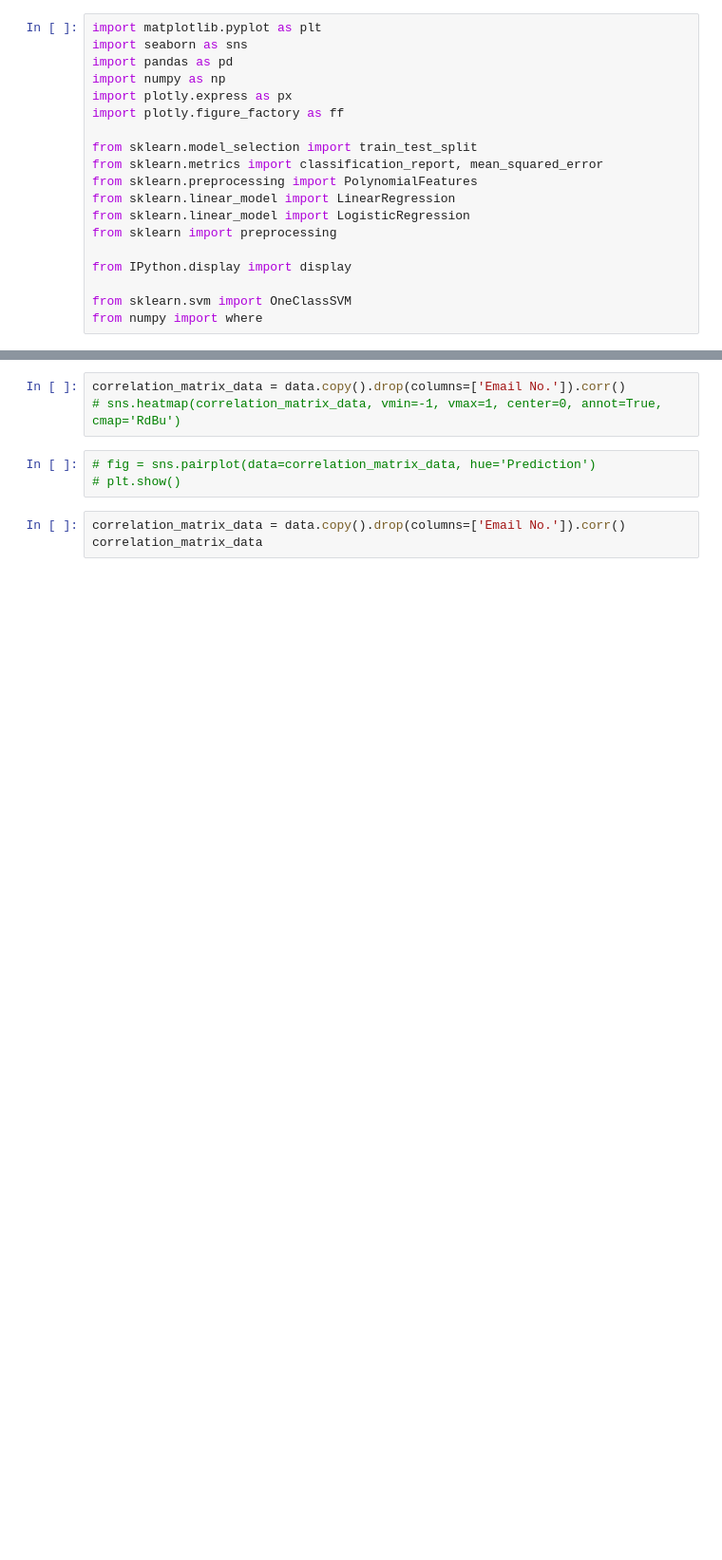
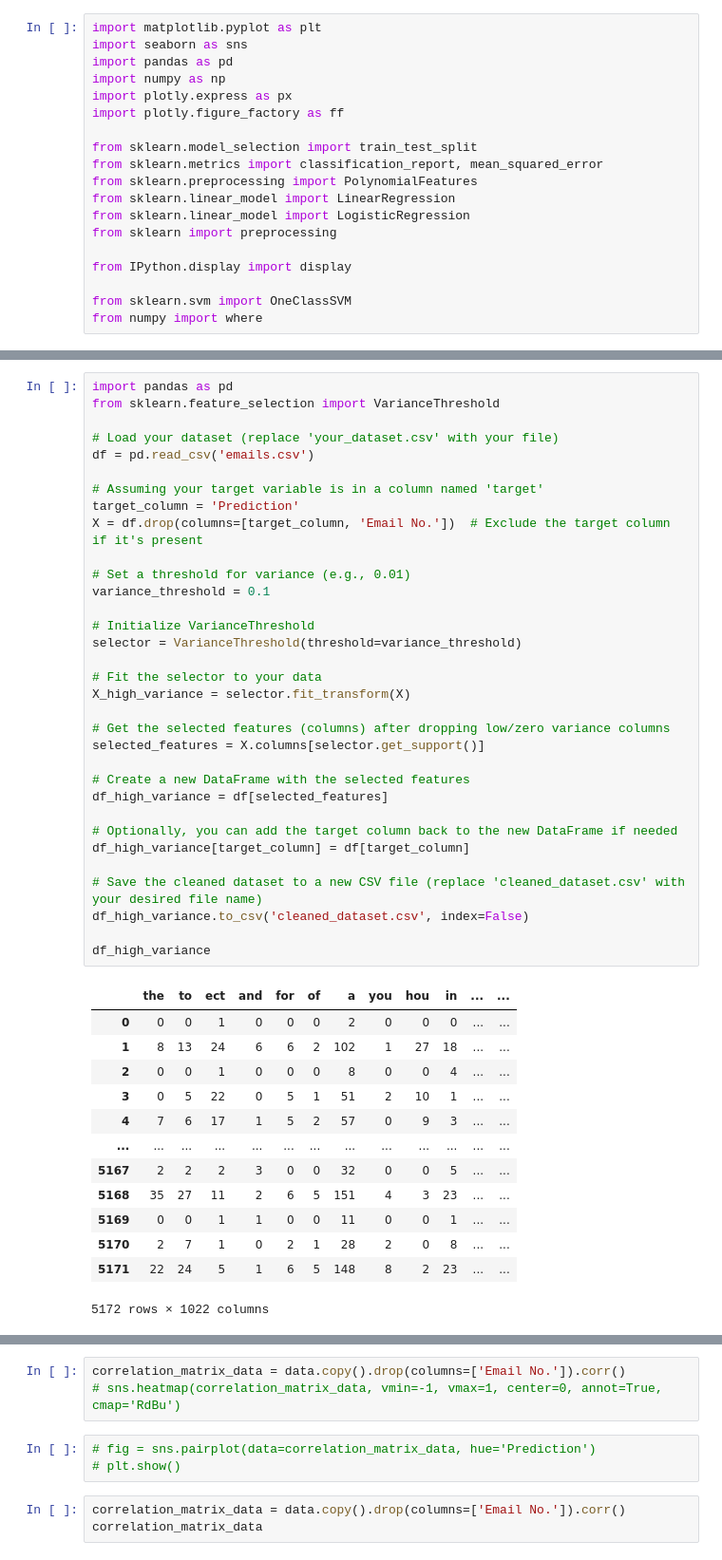
Before and after one commit to lucaspunz/ml-project, a Jupyter notebook: EDA.ipynb, the cells around one changed output, grey strips where cells are left out. Shown at 95% size. Drawn from its saved outputs; the diff is of its cells as text; blank space fills up the shorter version.

```diff
--- a/EDA.ipynb
+++ b/EDA.ipynb
@@ -30,0 +37,47 @@ data.head()
+# %%
+import pandas as pd
+from sklearn.feature_selection import VarianceThreshold
+
+# Load your dataset (replace 'your_dataset.csv' with your file)
+df = pd.read_csv('emails.csv')
+
+# Assuming your target variable is in a column named 'target'
+target_column = 'Prediction'
+X = df.drop(columns=[target_column, 'Email No.'])  # Exclude the target column if it's present
+
+# Set a threshold for variance (e.g., 0.01)
+variance_threshold = 0.1
+
+# Initialize VarianceThreshold
+selector = VarianceThreshold(threshold=variance_threshold)
+
+# Fit the selector to your data
+X_high_variance = selector.fit_transform(X)
+
+# Get the selected features (columns) after dropping low/zero variance columns
+selected_features = X.columns[selector.get_support()]
+
+# Create a new DataFrame with the selected features
+df_high_variance = df[selected_features]
+
+# Optionally, you can add the target column back to the new DataFrame if needed
+df_high_variance[target_column] = df[target_column]
+
+# Save the cleaned dataset to a new CSV file (replace 'cleaned_dataset.csv' with your desired file name)
+df_high_variance.to_csv('cleaned_dataset.csv', index=False)
+
+df_high_variance
+# %% [output]
+|  | the | to | ect | and | for | of | a | you | hou | in | ... | ... |
+| 0 | 0 | 0 | 1 | 0 | 0 | 0 | 2 | 0 | 0 | 0 | ... | ... |
+| 1 | 8 | 13 | 24 | 6 | 6 | 2 | 102 | 1 | 27 | 18 | ... | ... |
+| 2 | 0 | 0 | 1 | 0 | 0 | 0 | 8 | 0 | 0 | 4 | ... | ... |
+| 3 | 0 | 5 | 22 | 0 | 5 | 1 | 51 | 2 | 10 | 1 | ... | ... |
+| 4 | 7 | 6 | 17 | 1 | 5 | 2 | 57 | 0 | 9 | 3 | ... | ... |
+| ... | ... | ... | ... | ... | ... | ... | ... | ... | ... | ... | ... | ... |
+| 5167 | 2 | 2 | 2 | 3 | 0 | 0 | 32 | 0 | 0 | 5 | ... | ... |
+| 5168 | 35 | 27 | 11 | 2 | 6 | 5 | 151 | 4 | 3 | 23 | ... | ... |
+| 5169 | 0 | 0 | 1 | 1 | 0 | 0 | 11 | 0 | 0 | 1 | ... | ... |
+| 5170 | 2 | 7 | 1 | 0 | 2 | 1 | 28 | 2 | 0 | 8 | ... | ... |
+| 5171 | 22 | 24 | 5 | 1 | 6 | 5 | 148 | 8 | 2 | 23 | ... | ... |
+5172 rows × 1022 columns
```
Also changed, not shown: parts of 3 cells of this notebook, 4 other files.
